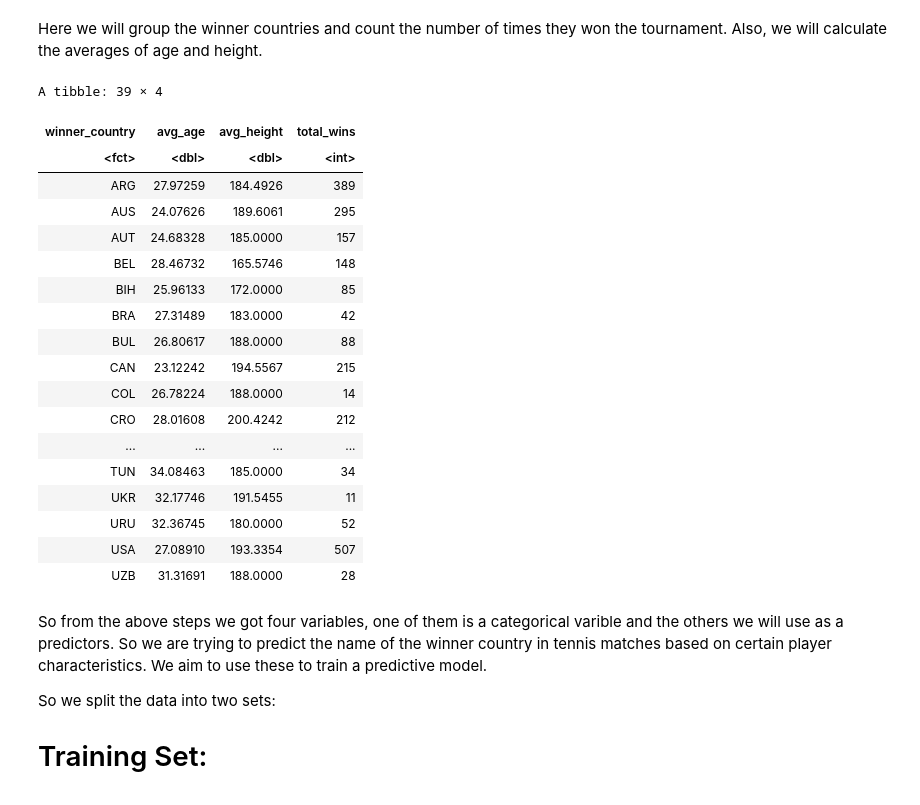
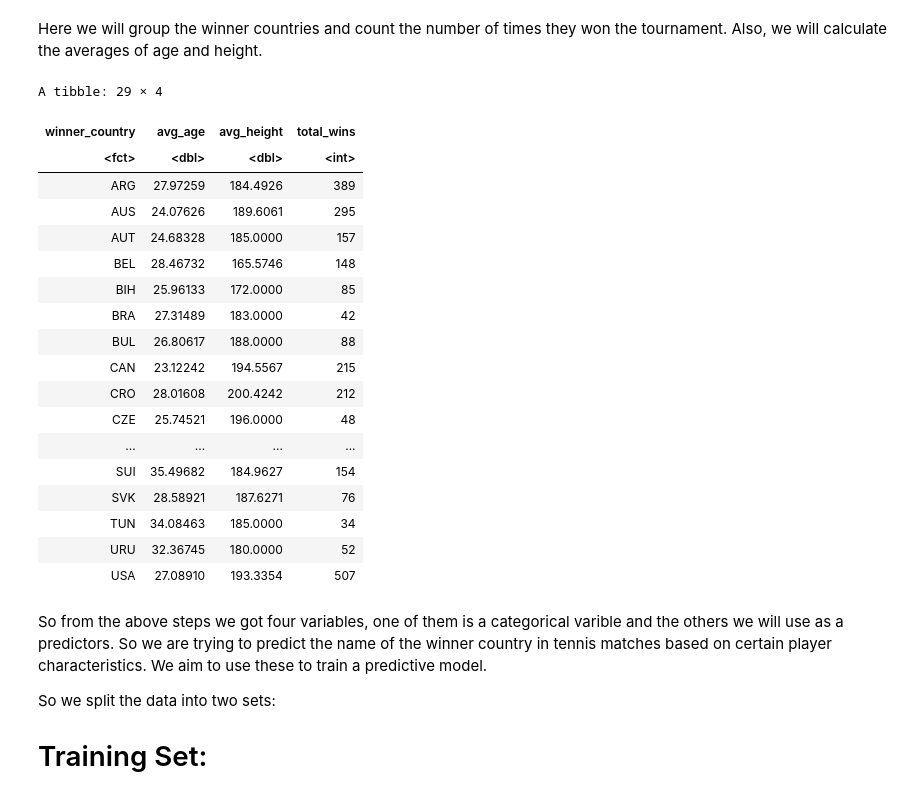
Before and after one commit to Ramnik2003/starting-dsci, a Jupyter notebook: GPP3.ipynb, the cells around one changed output. Drawn from its saved outputs; the diff is of its cells as text; code cells hidden in the pictures.

```diff
--- a/GPP3.ipynb
+++ b/GPP3.ipynb
@@ -55,32 +55,33 @@ Here we will group the winner countries and count the number of times they won t
 # %%
 # Group winners by country and calculate statistics
 winner_stats <- tournament_players |>
   group_by(winner_country) |>
   summarize(avg_age = mean(winner_age, na.rm = TRUE),
             avg_height = mean(winner_ht, na.rm = TRUE),
             total_wins = n())|>
-filter(!is.na(avg_height))
+filter(!is.na(avg_height))|>
+filter(total_wins>30)
 winner_stats
 # %% [output]
-A tibble: 39 × 4
+A tibble: 29 × 4
 | winner_country | avg_age | avg_height | total_wins |
 | <fct> | <dbl> | <dbl> | <int> |
 | ARG | 27.97259 | 184.4926 | 389 |
 | AUS | 24.07626 | 189.6061 | 295 |
 | AUT | 24.68328 | 185.0000 | 157 |
 | BEL | 28.46732 | 165.5746 | 148 |
 | BIH | 25.96133 | 172.0000 | 85 |
 | BRA | 27.31489 | 183.0000 | 42 |
 | BUL | 26.80617 | 188.0000 | 88 |
 | CAN | 23.12242 | 194.5567 | 215 |
-| COL | 26.78224 | 188.0000 | 14 |
 | CRO | 28.01608 | 200.4242 | 212 |
+| CZE | 25.74521 | 196.0000 | 48 |
 | ... | ... | ... | ... |
+| SUI | 35.49682 | 184.9627 | 154 |
+| SVK | 28.58921 | 187.6271 | 76 |
 | TUN | 34.08463 | 185.0000 | 34 |
-| UKR | 32.17746 | 191.5455 | 11 |
 | URU | 32.36745 | 180.0000 | 52 |
 | USA | 27.08910 | 193.3354 | 507 |
-| UZB | 31.31691 | 188.0000 | 28 |
 # %% [markdown]
 So from the above steps we got four variables, one of them is a categorical varible and the others we will use as a predictors.
 So we are trying to predict the name of the winner country in tennis matches based on certain player characteristics. We aim to use these to train a predictive model.
```
Also changed, not shown: parts of 14 cells of this notebook.
